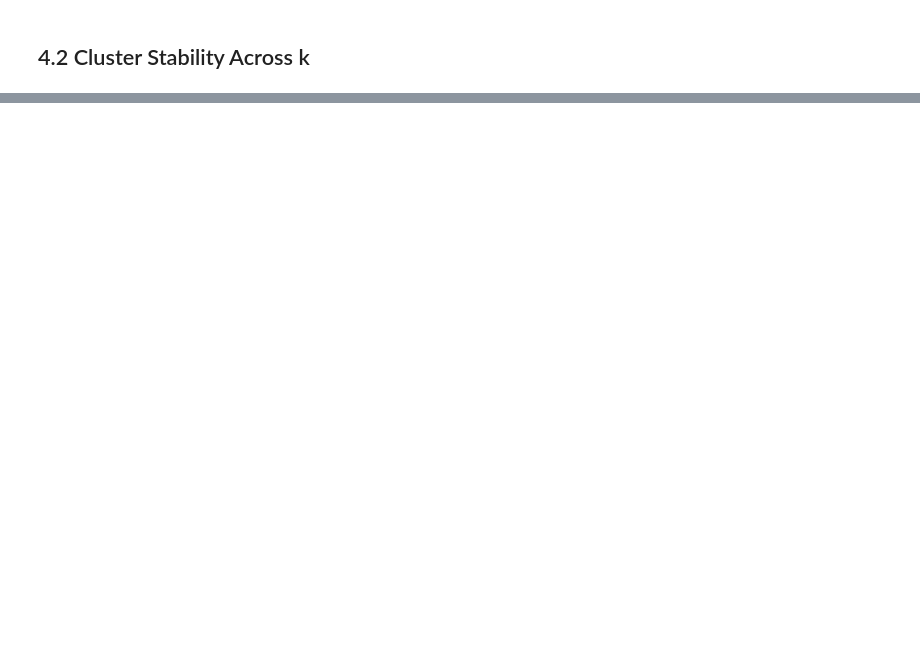
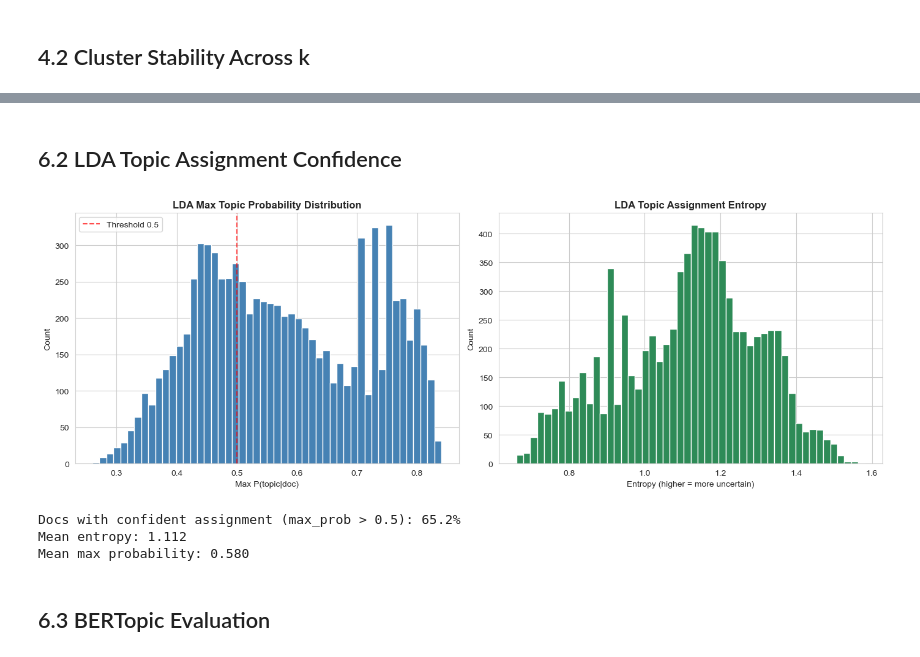
Before and after one commit to Thiruvel-AP/TextAnalytics, a Jupyter notebook: G43_Task4_FINAL_updated.ipynb, the cells around one changed output, grey strips where cells are left out. Saved outputs shown, nothing was run; the diff lists cells and outputs as text; code cells hidden in the pictures; blank space fills up the shorter version.

```diff
--- a/G43_Task4_FINAL_updated.ipynb
+++ b/G43_Task4_FINAL_updated.ipynb
@@ -648,0 +985,38 @@ plt.show()
+# %% [markdown]
+## 6.2 LDA Topic Assignment Confidence
+# %%
+from scipy.stats import entropy
+
+lda_topic_dist = np.empty((len(df), 5))
+lda_topic_dist[train_idx] = lda_train_topics
+lda_topic_dist[test_idx] = lda_test_topics
+
+df['lda_entropy'] = [entropy(row) for row in lda_topic_dist]
+df['lda_max_prob'] = lda_topic_dist.max(axis=1)
+
+fig, axes = plt.subplots(1, 2, figsize=(14, 5))
+axes[0].hist(df['lda_max_prob'], bins=50, color='steelblue', edgecolor='white')
+axes[0].set_title('LDA Max Topic Probability Distribution', fontweight='bold')
+axes[0].set_xlabel('Max P(topic|doc)')
+axes[0].set_ylabel('Count')
+axes[0].axvline(0.5, color='red', linestyle='--', alpha=0.7, label='Threshold 0.5')
+axes[0].legend()
+
+axes[1].hist(df['lda_entropy'], bins=50, color='seagreen', edgecolor='white')
+axes[1].set_title('LDA Topic Assignment Entropy', fontweight='bold')
+axes[1].set_xlabel('Entropy (higher = more uncertain)')
+axes[1].set_ylabel('Count')
+plt.tight_layout()
+plt.show()
+
+confident = (df['lda_max_prob'] > 0.5).mean()
+print(f"Docs with confident assignment (max_prob > 0.5): {confident:.1%}")
+print(f"Mean entropy: {df['lda_entropy'].mean():.3f}")
+print(f"Mean max probability: {df['lda_max_prob'].mean():.3f}")
+# %% [output]
+[figure, added]
+Docs with confident assignment (max_prob > 0.5): 65.2%
+Mean entropy: 1.112
+Mean max probability: 0.580
+# %% [markdown]
+## 6.3 BERTopic Evaluation
```
Also changed, not shown: parts of 72 cells of this notebook, 12 other files.
